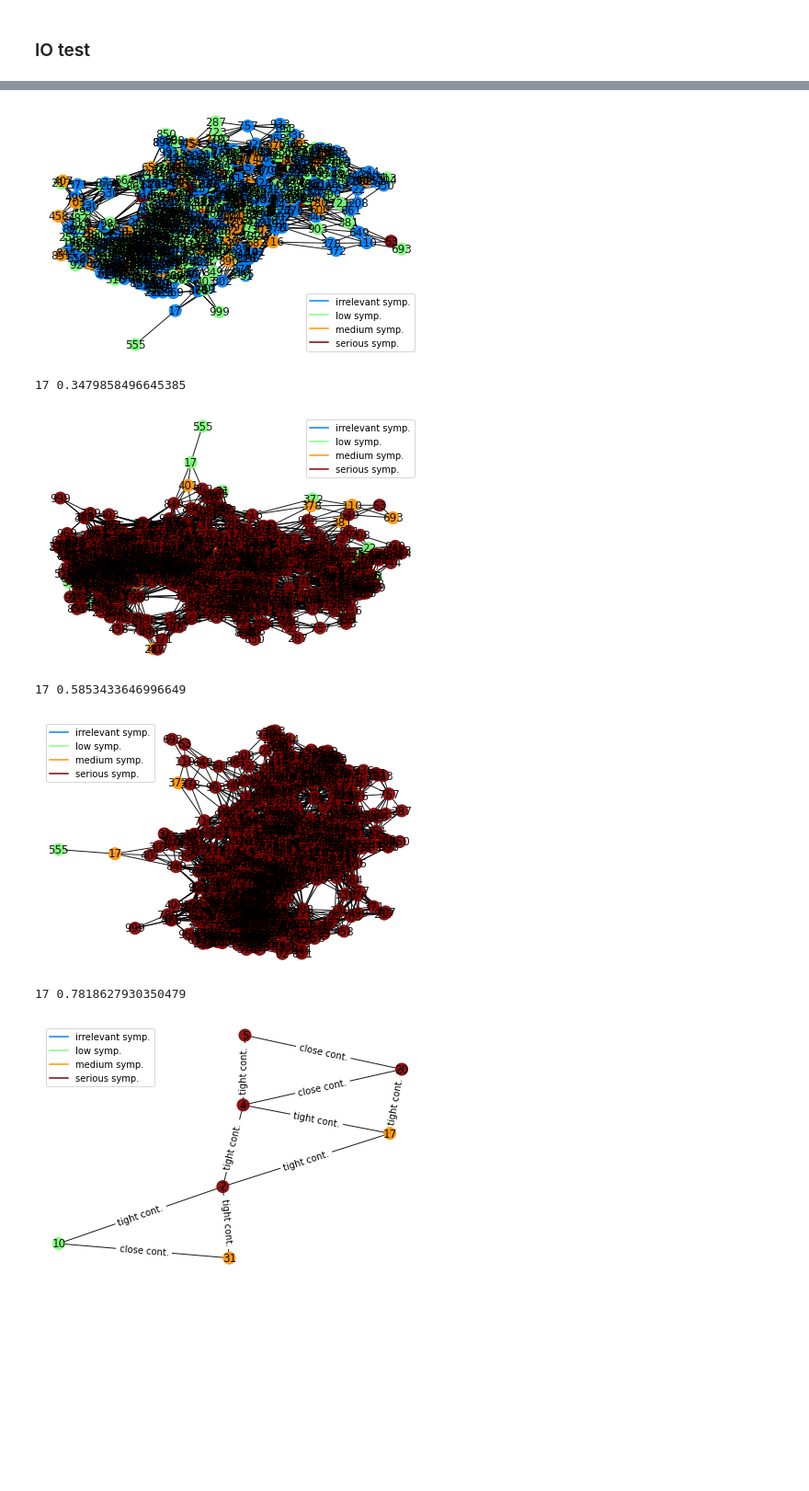
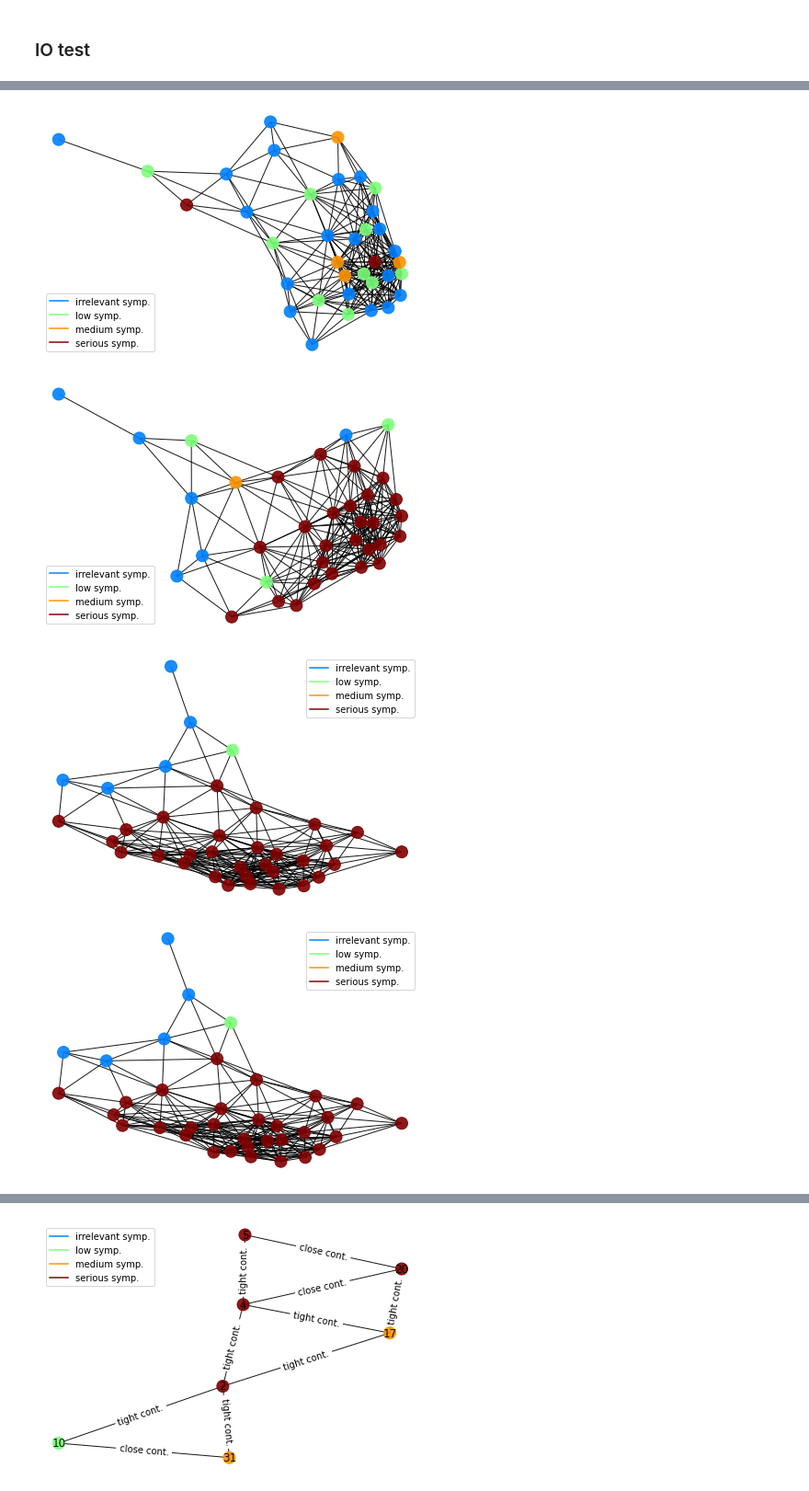
Before and after one commit to anty-filidor/covidout, a Jupyter notebook: tests.ipynb, the cells around one changed output, grey strips where cells are left out. Shown at 92% size. Drawn from its saved outputs; the diff is of its cells as text; code cells hidden in the pictures; blank space fills up the shorter version.

```diff
--- a/tests.ipynb
+++ b/tests.ipynb
@@ -59,11 +60,15 @@ _ = vis.plot(g, 18, 1)
 <Figure size 432x288 with 0 Axes>
 # %%
 g = ioops.read_net('data/nod2.csv', 'data/edg2.csv')
-print(17, g.nodes[17]['w'])
-spreading.update_node(g, 23, 1)
-vis.plot(g, 2, 5)
-for i in range(13):
-    v = spreading.sperad(g, 2)
-    print(17, g.nodes[17]['w'])
-    vis.plot(g, 2, 5)
+# print(17, g.nodes[17]['w'])
+#spreading.update_node(g, 23, 1)
+vis.plot(g, 649, 2)
+for i in range(10):
+    v = spreading.sperad(g, 649)
+    # print(17, g.nodes[17]['w'])
+    vis.plot(g, 649, 2)
 # %% [output]
+[figure, new version]
+[figure, new version]
+[figure, new version]
+[figure, added]
@@ -71,9 +83,3 @@ for i in range(13):
-[figure, old version]
-17 0.3479858496645385
-[figure, old version]
-17 0.5853433646996649
-[figure, old version]
-17 0.7818627930350479
 # %%
 #for n in g.nodes():
 vis.plot(g, 2, 5)
```
Also changed, not shown: parts of 4 cells of this notebook, 2 other files.
